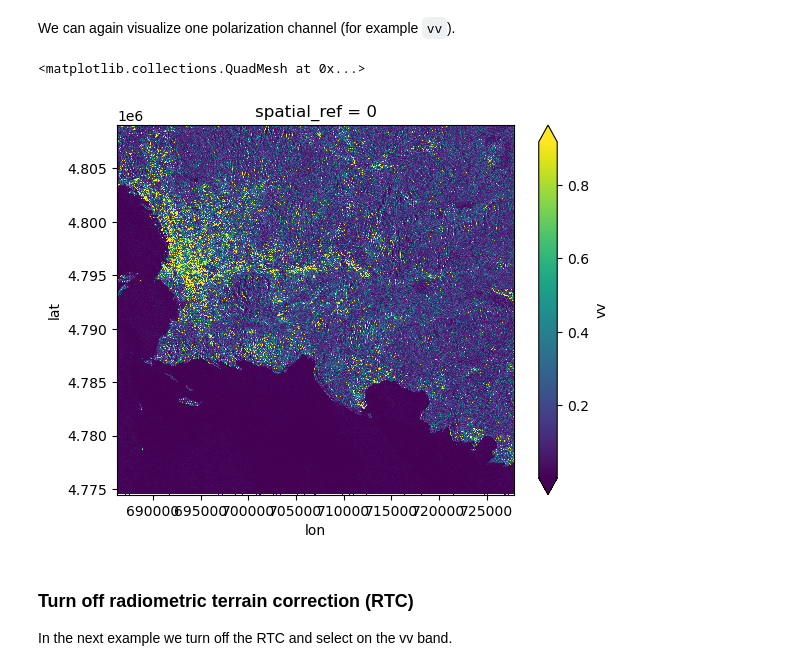
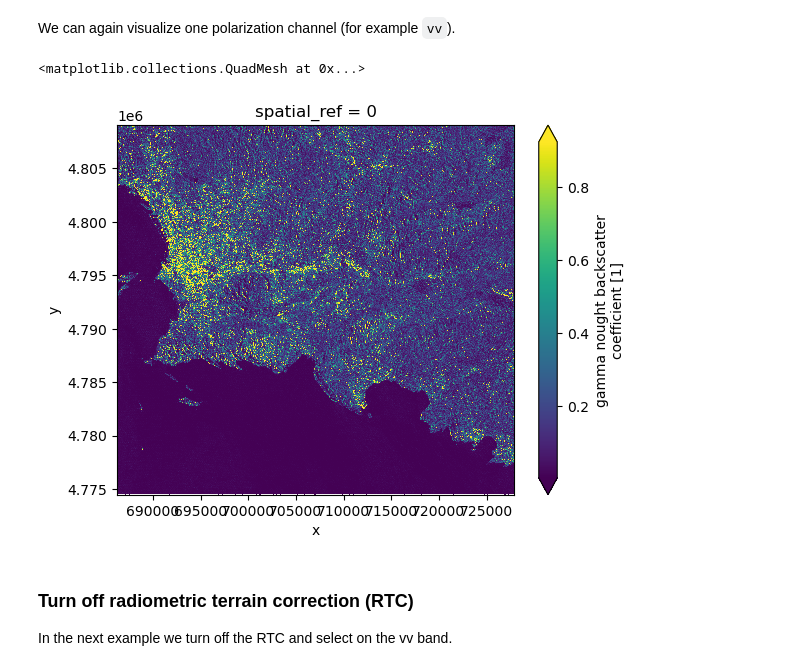
Before and after one commit to EOPF-Sample-Service/xarray-eopf, a Jupyter notebook: docs/examples/sentinel_1_analysis.ipynb, the cells around one changed output. Cells and saved outputs as stored; diff of their text form; code cells hidden in the pictures.

```diff
--- a/docs/examples/sentinel_1_analysis.ipynb
+++ b/docs/examples/sentinel_1_analysis.ipynb
@@ -273,10 +285,10 @@ beta nought calibration vector (this array contains the count attribute number o
 # %% [markdown]
 We can again visualize one polarization channel (for example `vv`).
 # %%
-ds.vv.plot(robust=True)
+ds.gamma0_vv.plot(robust=True)
 # %% [output]
 <matplotlib.collections.QuadMesh at 0x...>
-[figure, old version]
+[figure, new version]
 # %% [markdown]
 ### Turn off radiometric terrain correction (RTC)
 
```
Also changed, not shown: parts of 8 cells of this notebook, 3 other files.
